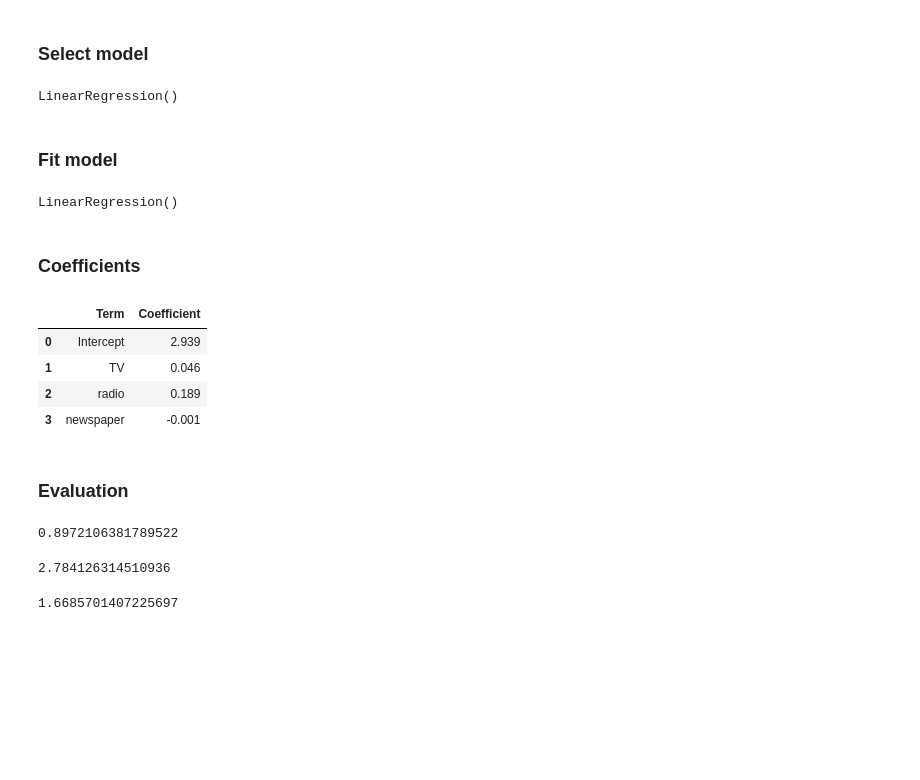
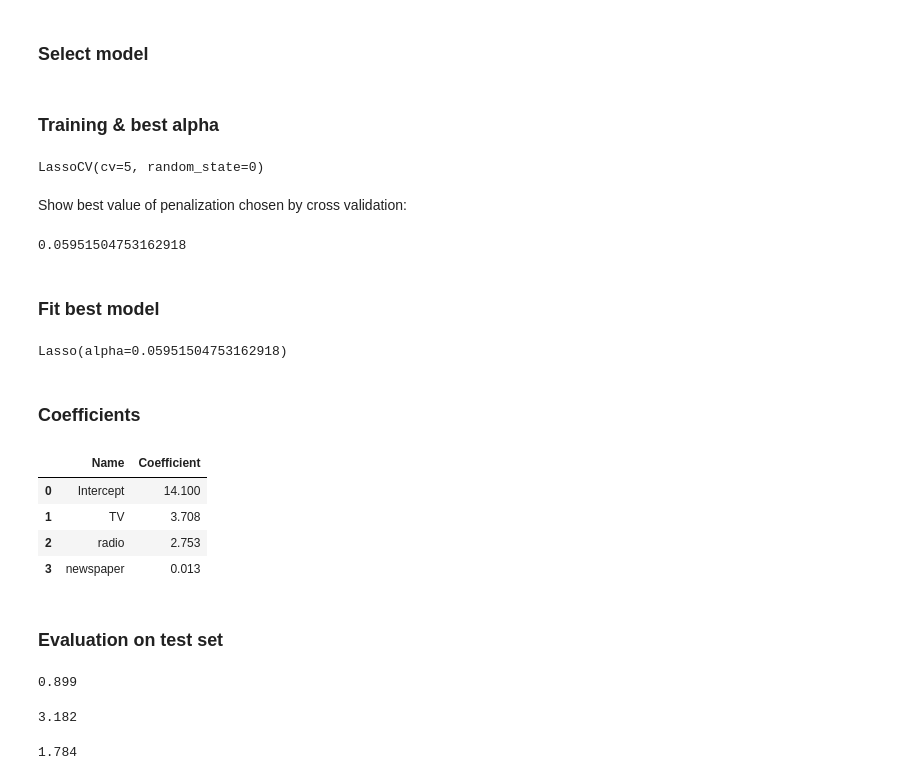
Before and after one commit to kirenz/eda, a Jupyter notebook: ims/08d-1-selection.ipynb, the cells around one changed output. Saved outputs shown, nothing was run; the diff lists cells and outputs as text; code cells hidden in the pictures; blank space fills up the shorter version.

```diff
--- a/ims/08d-1-selection.ipynb
+++ b/ims/08d-1-selection.ipynb
@@ -127,0 +151,5 @@ corr.style.background_gradient(cmap='Blues')
+# %%
+scaler = StandardScaler().fit(X_train[features])
+
+X_train[features] = scaler.transform(X_train[features])
+X_test[features] = scaler.transform(X_test[features])
@@ -128,40 +172,53 @@ corr.style.background_gradient(cmap='Blues')
 # %% [markdown]
 ### Select model
-# %%
-# select the linear regression model
-reg = LinearRegression()
-# %% [output]
-LinearRegression()
+# %%
+# select the lasso model with built in crossvalidation
+reg = LassoCV(cv=5, random_state=0)
+# %% [markdown]
+### Training & best alpha
+# %%
+reg.fit(X_train, y_train)
+# %% [output]
+LassoCV(cv=5, random_state=0)
+# %% [markdown]
+Show best value of penalization chosen by cross validation:
+# %%
+reg.alpha_
+# %% [output]
+0.05951504753162918
 # %% [markdown]
-### Fit model
+### Fit best model
 # %%
-# Fit the model to the data
-reg.fit(X, y)
+# Fit the model to the complete training data
+reg = Lasso(alpha=reg.alpha_)
+reg.fit(X_train, y_train)
 # %% [output]
-LinearRegression()
+Lasso(alpha=0.05951504753162918)
 # %% [markdown]
 ### Coefficients
 # %%
+# intercept
+intercept = pd.DataFrame({
+    "Name": ["Intercept"],
+    "Coefficient":[reg.intercept_]}
+    )
+
 # make a slope table
-coefficients = reg.coef_.transpose()
-slope_table = pd.DataFrame({"Term": features,
-                            "Coefficient": coefficients})
-
-# intercept
-intercept = reg.intercept_.transpose()
-intercept_table = pd.DataFrame({"Term": "Intercept",
-                                "Coefficient": intercept}, index=[0])
+slope = pd.DataFrame({
+    "Name": features,
+    "Coefficient": reg.coef_}
+)
 
 # combine estimates of intercept and slopes
-coef_table = pd.concat([intercept_table, slope_table], ignore_index=True, sort=False)
+table = pd.concat([intercept, slope], ignore_index=True, sort=False)
 
-round(coef_table, 3)
+round(table, 3)
 # %% [output]
-|  | Term | Coefficient |
-| 0 | Intercept | 2.939 |
-| 1 | TV | 0.046 |
-| 2 | radio | 0.189 |
-| 3 | newspaper | -0.001 |
+|  | Name | Coefficient |
+| 0 | Intercept | 14.100 |
+| 1 | TV | 3.708 |
+| 2 | radio | 2.753 |
+| 3 | newspaper | 0.013 |
 # %% [markdown]
-### Evaluation
+### Evaluation on test set
 # %%
@@ -170,17 +227,17 @@ y_pred = reg.predict(X)
 # %%
 # R squared
-r2_score(y, y_pred)
+r2_score(y_test, y_pred).round(3)
 # %% [output]
-0.8972106381789522
+0.899
 # %%
 # MSE
-mean_squared_error(y, y_pred)
+mean_squared_error(y_test, y_pred).round(3)
 # %% [output]
-2.784126314510936
+3.182
 # %%
 # RMSE
-mean_squared_error(y, y_pred, squared=False)
+mean_squared_error(y_test, y_pred, squared=False).round(3)
 # %% [output]
-1.6685701407225697
+1.784
 # %%
 # MAE
```
Also changed, not shown: parts of 19 cells of this notebook.
